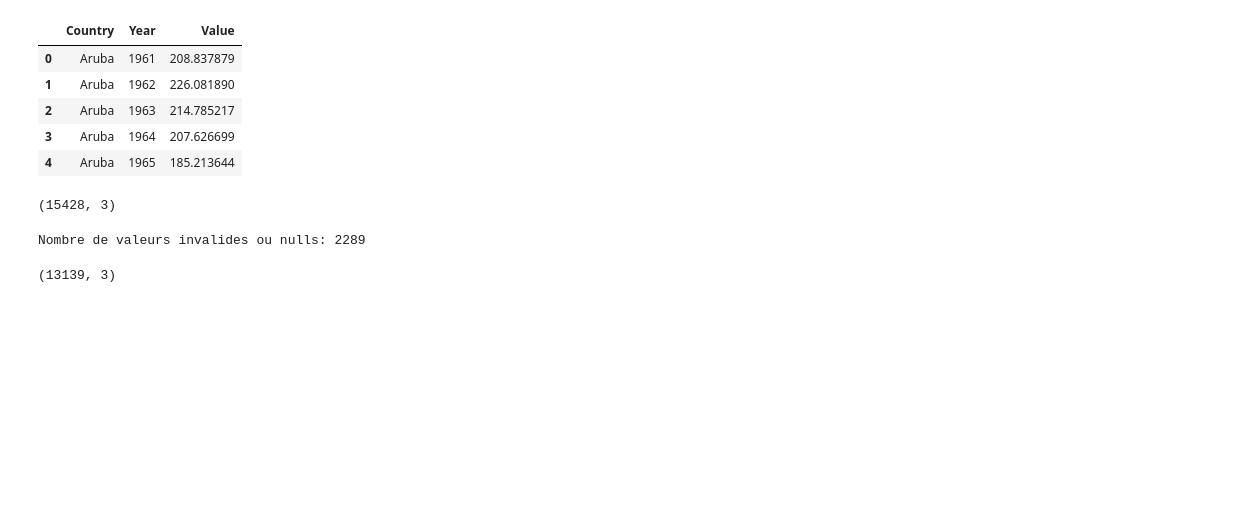
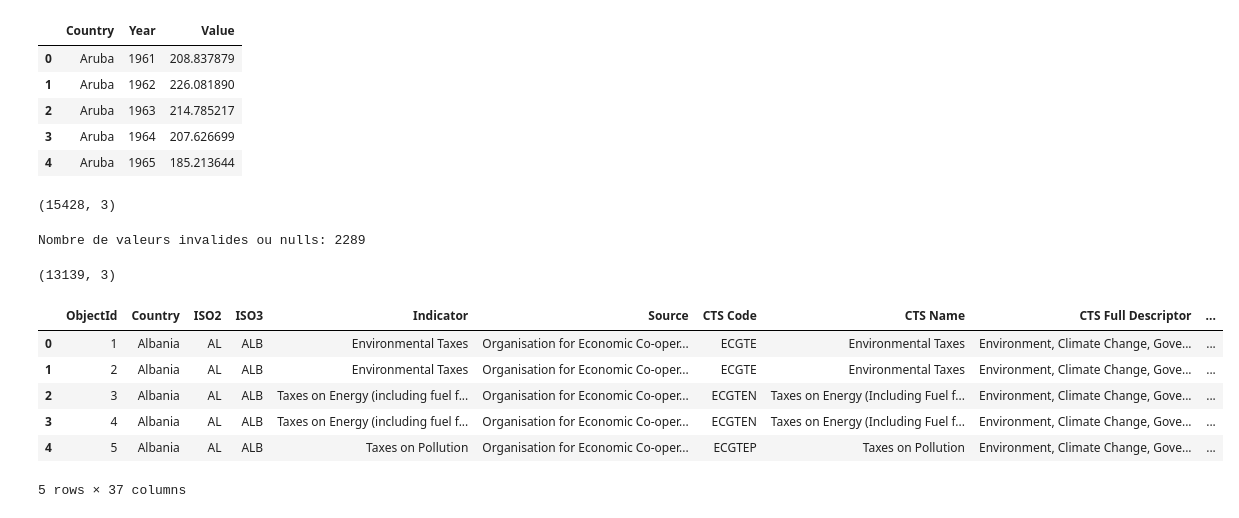
Before and after one commit to Obsywon/datawarehouse, a Jupyter notebook: transform_co2.ipynb, the cells around one changed output. Drawn from its saved outputs; the diff is of its cells as text; code cells hidden in the pictures; blank space fills up the shorter version.

Commit message:
taxes sur les energies

```diff
--- a/transform_co2.ipynb
+++ b/transform_co2.ipynb
@@ -94,3 +94,18 @@ wec = wec[wec['year'] >= 1960]
 
 # Valeurs enregistrés
 wec.to_csv('./output/World Energy Consumption (limited).csv', index=False)
+# %%
+import pandas as pd
+from matplotlib import pyplot as plt
+# Charger le dataset des taxes sur les énergies
+tax = pd.read_csv('./assets/Tax_Energy.csv')
+# %%
+tax.head(5)
+# %% [output]
+|  | ObjectId | Country | ISO2 | ISO3 | Indicator | Source | CTS Code | CTS Name | CTS Full Descriptor | ... |
+| 0 | 1 | Albania | AL | ALB | Environmental Taxes | Organisation for Economic Co-oper... | ECGTE | Environmental Taxes | Environment, Climate Change, Gove... | ... |
+| 1 | 2 | Albania | AL | ALB | Environmental Taxes | Organisation for Economic Co-oper... | ECGTE | Environmental Taxes | Environment, Climate Change, Gove... | ... |
+| 2 | 3 | Albania | AL | ALB | Taxes on Energy (including fuel f... | Organisation for Economic Co-oper... | ECGTEN | Taxes on Energy (Including Fuel f... | Environment, Climate Change, Gove... | ... |
+| 3 | 4 | Albania | AL | ALB | Taxes on Energy (including fuel f... | Organisation for Economic Co-oper... | ECGTEN | Taxes on Energy (Including Fuel f... | Environment, Climate Change, Gove... | ... |
+| 4 | 5 | Albania | AL | ALB | Taxes on Pollution | Organisation for Economic Co-oper... | ECGTEP | Taxes on Pollution | Environment, Climate Change, Gove... | ... |
+5 rows × 37 columns
```
Also changed, not shown: parts of 16 cells of this notebook, 3 other files.
